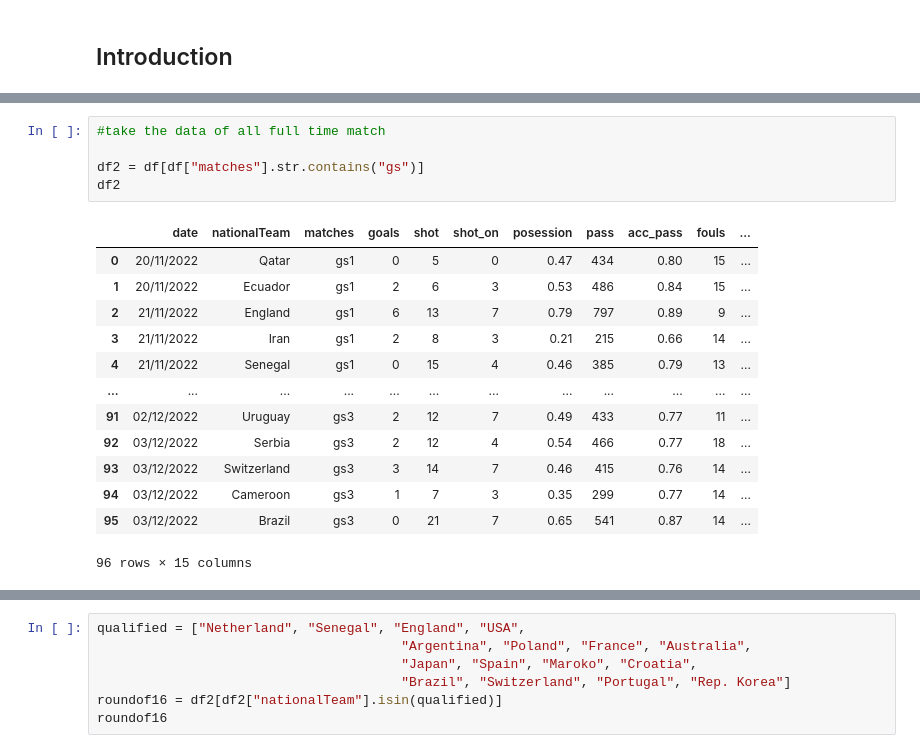
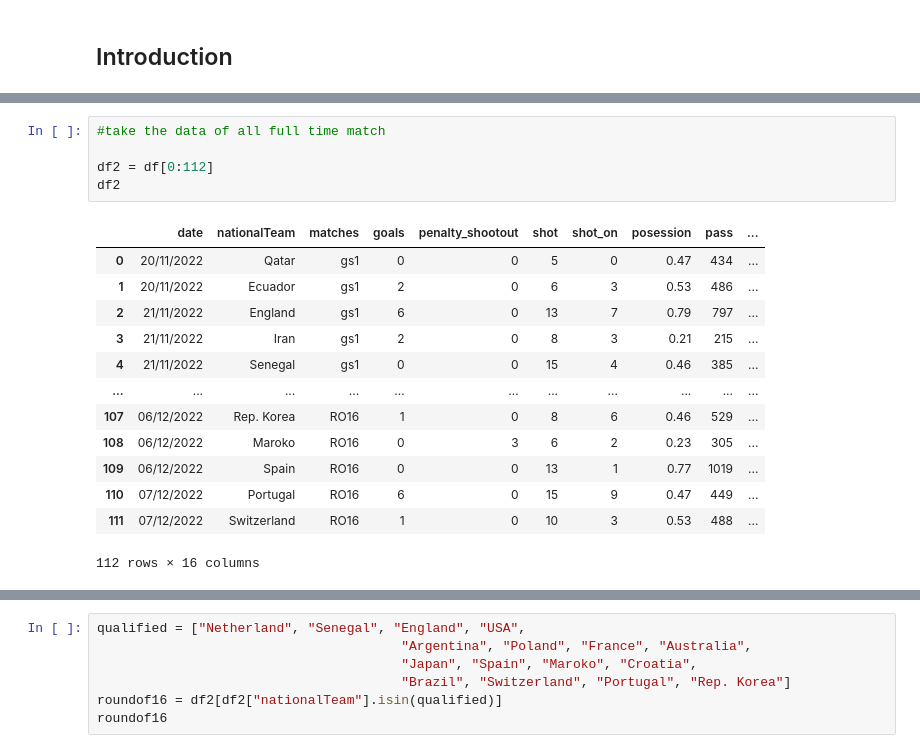
Before and after one commit to arivle/World-Cup-Data-Analytics, a Jupyter notebook: main-matchdata.ipynb, the cells around one changed output, grey strips where cells are left out. Drawn from its saved outputs; the diff is of its cells as text.

```diff
--- a/main-matchdata.ipynb
+++ b/main-matchdata.ipynb
@@ -27,22 +28,22 @@ df
 # %%
 #take the data of all full time match
 
-df2 = df[df["matches"].str.contains("gs")]
+df2 = df[0:112]
 df2
 # %% [output]
-|  | date | nationalTeam | matches | goals | shot | shot_on | posession | pass | acc_pass | fouls | ... |
-| 0 | 20/11/2022 | Qatar | gs1 | 0 | 5 | 0 | 0.47 | 434 | 0.80 | 15 | ... |
-| 1 | 20/11/2022 | Ecuador | gs1 | 2 | 6 | 3 | 0.53 | 486 | 0.84 | 15 | ... |
-| 2 | 21/11/2022 | England | gs1 | 6 | 13 | 7 | 0.79 | 797 | 0.89 | 9 | ... |
-| 3 | 21/11/2022 | Iran | gs1 | 2 | 8 | 3 | 0.21 | 215 | 0.66 | 14 | ... |
-| 4 | 21/11/2022 | Senegal | gs1 | 0 | 15 | 4 | 0.46 | 385 | 0.79 | 13 | ... |
-| ... | ... | ... | ... | ... | ... | ... | ... | ... | ... | ... | ... |
-| 91 | 02/12/2022 | Uruguay | gs3 | 2 | 12 | 7 | 0.49 | 433 | 0.77 | 11 | ... |
-| 92 | 03/12/2022 | Serbia | gs3 | 2 | 12 | 4 | 0.54 | 466 | 0.77 | 18 | ... |
-| 93 | 03/12/2022 | Switzerland | gs3 | 3 | 14 | 7 | 0.46 | 415 | 0.76 | 14 | ... |
-| 94 | 03/12/2022 | Cameroon | gs3 | 1 | 7 | 3 | 0.35 | 299 | 0.77 | 14 | ... |
-| 95 | 03/12/2022 | Brazil | gs3 | 0 | 21 | 7 | 0.65 | 541 | 0.87 | 14 | ... |
+|  | date | nationalTeam | matches | goals | penalty_shootout | shot | shot_on | posession | pass | ... |
+| 0 | 20/11/2022 | Qatar | gs1 | 0 | 0 | 5 | 0 | 0.47 | 434 | ... |
+| 1 | 20/11/2022 | Ecuador | gs1 | 2 | 0 | 6 | 3 | 0.53 | 486 | ... |
+| 2 | 21/11/2022 | England | gs1 | 6 | 0 | 13 | 7 | 0.79 | 797 | ... |
+| 3 | 21/11/2022 | Iran | gs1 | 2 | 0 | 8 | 3 | 0.21 | 215 | ... |
+| 4 | 21/11/2022 | Senegal | gs1 | 0 | 0 | 15 | 4 | 0.46 | 385 | ... |
+| ... | ... | ... | ... | ... | ... | ... | ... | ... | ... | ... |
+| 107 | 06/12/2022 | Rep. Korea | RO16 | 1 | 0 | 8 | 6 | 0.46 | 529 | ... |
+| 108 | 06/12/2022 | Maroko | RO16 | 0 | 3 | 6 | 2 | 0.23 | 305 | ... |
+| 109 | 06/12/2022 | Spain | RO16 | 0 | 0 | 13 | 1 | 0.77 | 1019 | ... |
+| 110 | 07/12/2022 | Portugal | RO16 | 6 | 0 | 15 | 9 | 0.47 | 449 | ... |
+| 111 | 07/12/2022 | Switzerland | RO16 | 1 | 0 | 10 | 3 | 0.53 | 488 | ... |
-96 rows × 15 columns
+112 rows × 16 columns
 # %%
 df2.describe()
 # %% [output]
```
Also changed, not shown: parts of 19 cells of this notebook, 1 other file.
